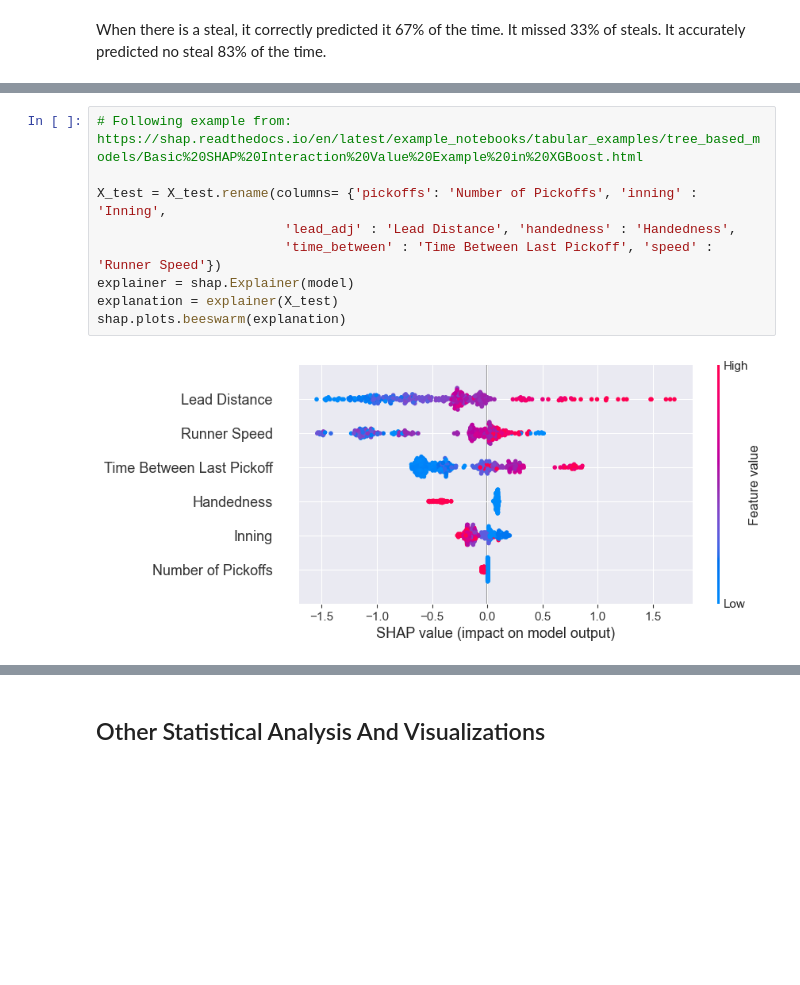
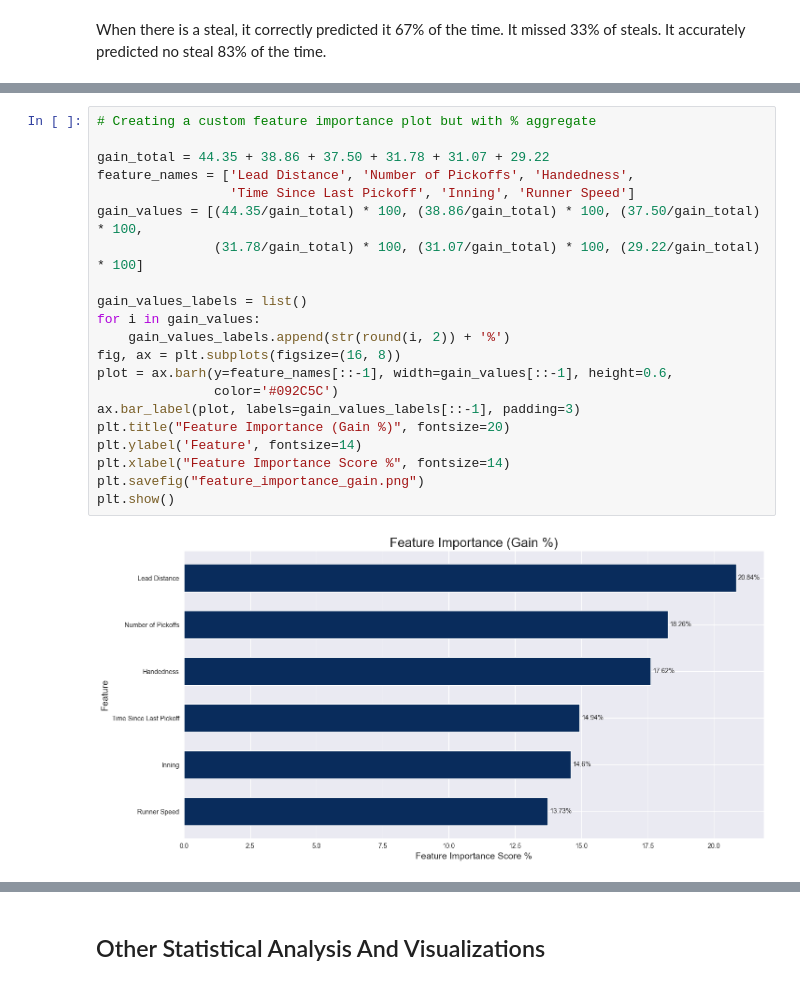
Before and after one commit to jayirby2/Pickoff-then-Takeoff, a Jupyter notebook: Analysis.ipynb, the cells around one changed output, grey strips where cells are left out. Drawn from its saved outputs; the diff is of its cells as text; blank space fills up the shorter version.

Commit message:
Main project notebook file

```diff
--- a/Analysis.ipynb
+++ b/Analysis.ipynb
@@ -1154,11 +1209,23 @@ plt.show()
-# %%
-# Following example from: https://shap.readthedocs.io/en/latest/example_notebooks/tabular_examples/tree_based_models/Basic%20SHAP%20Interaction%20Value%20Example%20in%20XGBoost.html
-
-X_test = X_test.rename(columns= {'pickoffs': 'Number of Pickoffs', 'inning' : 'Inning',
-                        'lead_adj' : 'Lead Distance', 'handedness' : 'Handedness',
-                        'time_between' : 'Time Between Last Pickoff', 'speed' : 'Runner Speed'})
-explainer = shap.Explainer(model)
-explanation = explainer(X_test)
-shap.plots.beeswarm(explanation)
-# %% [output]
-[figure, removed]
+# %%
+# Creating a custom feature importance plot but with % aggregate
+
+gain_total = 44.35 + 38.86 + 37.50 + 31.78 + 31.07 + 29.22
+feature_names = ['Lead Distance', 'Number of Pickoffs', 'Handedness',
+                 'Time Since Last Pickoff', 'Inning', 'Runner Speed']
+gain_values = [(44.35/gain_total) * 100, (38.86/gain_total) * 100, (37.50/gain_total) * 100,
+               (31.78/gain_total) * 100, (31.07/gain_total) * 100, (29.22/gain_total) * 100]
+
+gain_values_labels = list()
+for i in gain_values:
+    gain_values_labels.append(str(round(i, 2)) + '%')
+fig, ax = plt.subplots(figsize=(16, 8))
+plot = ax.barh(y=feature_names[::-1], width=gain_values[::-1], height=0.6,
+               color='#092C5C')
+ax.bar_label(plot, labels=gain_values_labels[::-1], padding=3)
+plt.title("Feature Importance (Gain %)", fontsize=20)
+plt.ylabel('Feature', fontsize=14)
+plt.xlabel("Feature Importance Score %", fontsize=14)
+plt.savefig("feature_importance_gain.png")
+plt.show()
+# %% [output]
+[figure, added]
```
Also changed, not shown: parts of 16 cells of this notebook.
